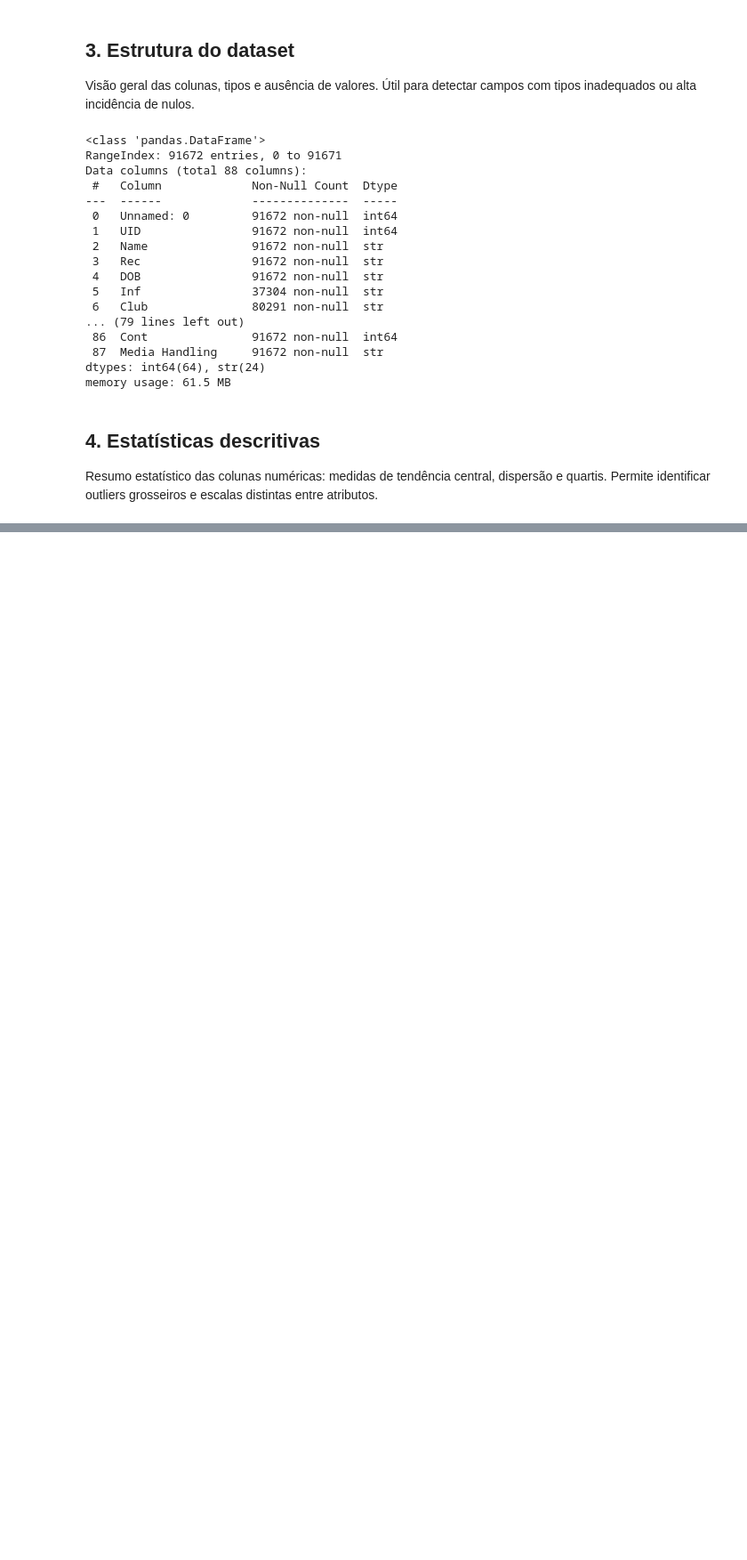
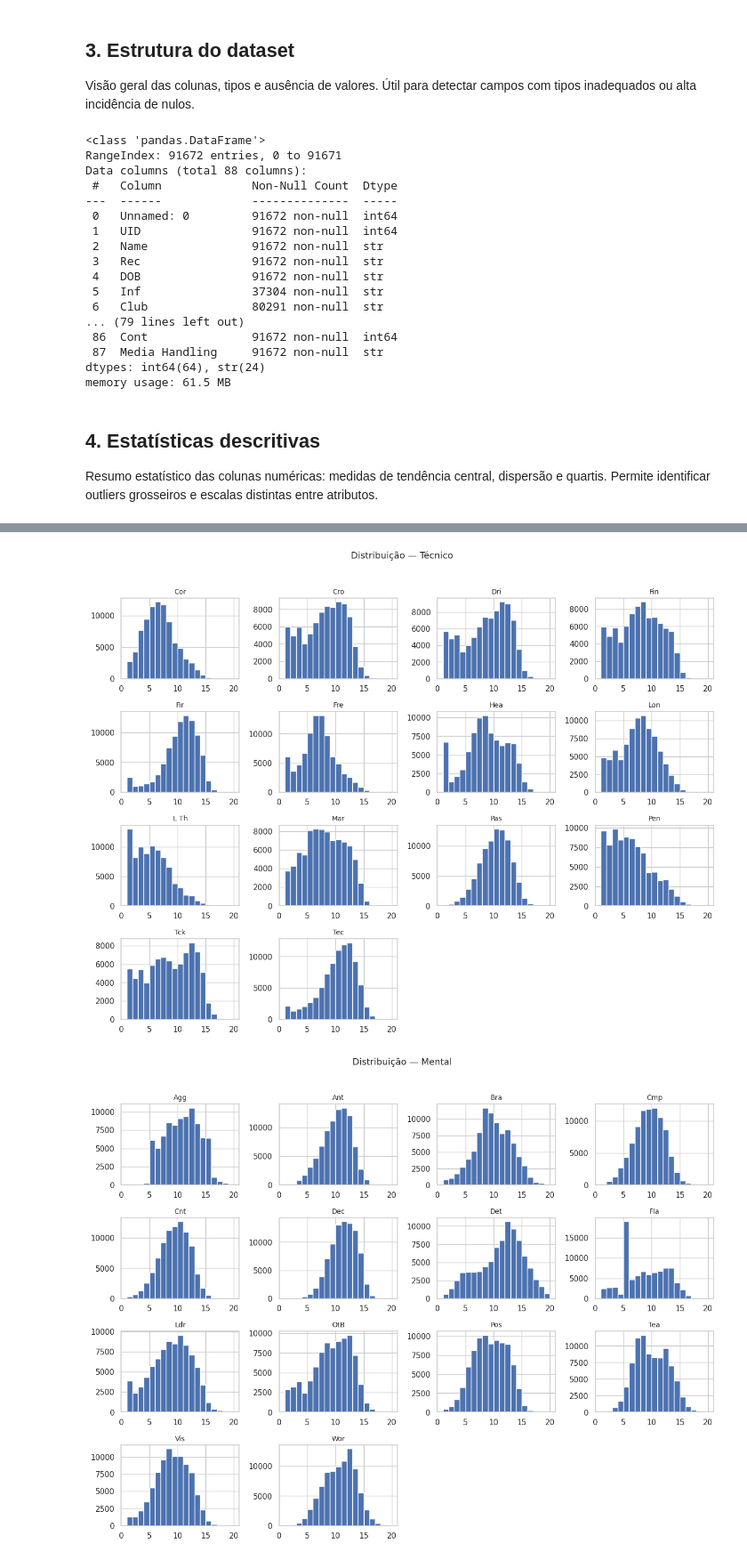
Before and after one commit to gupessanha/similar-player-search-system, a Jupyter notebook: notebooks/1_EDA.ipynb, the cells around one changed output, grey strips where cells are left out. Shown at 89% size. Drawn from its saved outputs; the diff is of its cells as text; code cells hidden in the pictures; blank space fills up the shorter version.

```diff
--- a/notebooks/1_EDA.ipynb
+++ b/notebooks/1_EDA.ipynb
@@ -73,0 +120,8 @@ df_players.describe()
+# %%
+df = (
+    df_players
+    .drop(columns=["Unnamed: 0", "Rec"])
+    .drop_duplicates(subset="UID")
+    .reset_index(drop=True)
+)
+print(f"Antes: {df_players.shape}  ->  Depois: {df.shape}")
@@ -73,0 +209,21 @@ df_players.describe()
+# %%
+def plot_group(group_name, cols, ncols=4):
+    rows = -(-len(cols) // ncols)
+    fig, axes = plt.subplots(rows, ncols, figsize=(3.2 * ncols, 2.4 * rows))
+    axes = np.array(axes).reshape(-1)
+    for ax, col in zip(axes, cols):
+        ax.hist(df[col], bins=range(1, 22), color="#4C72B0", edgecolor="white")
+        ax.set_title(col, fontsize=10)
+        ax.set_xlim(0, 21)
+    for ax in axes[len(cols):]:
+        ax.axis("off")
+    fig.suptitle(f"Distribuição — {group_name}", fontsize=13, y=1.02)
+    fig.tight_layout()
+    plt.show()
+
+
+for grp, cols in ATTR_GROUPS.items():
+    plot_group(grp, cols)
+# %% [output]
+[figure, added]
+[figure, added]
```
Also changed, not shown: parts of 31 cells of this notebook, 2 other files.
